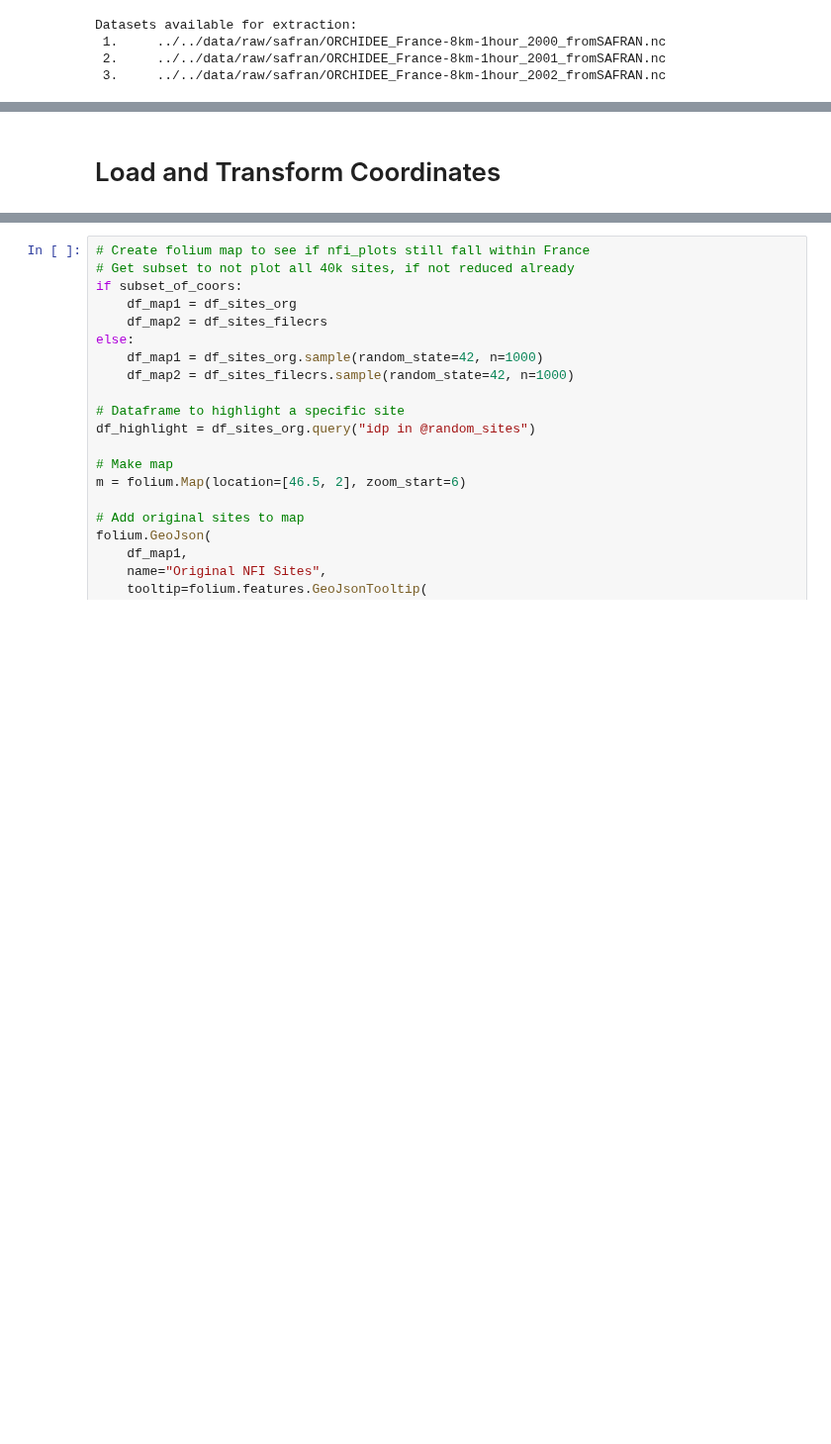
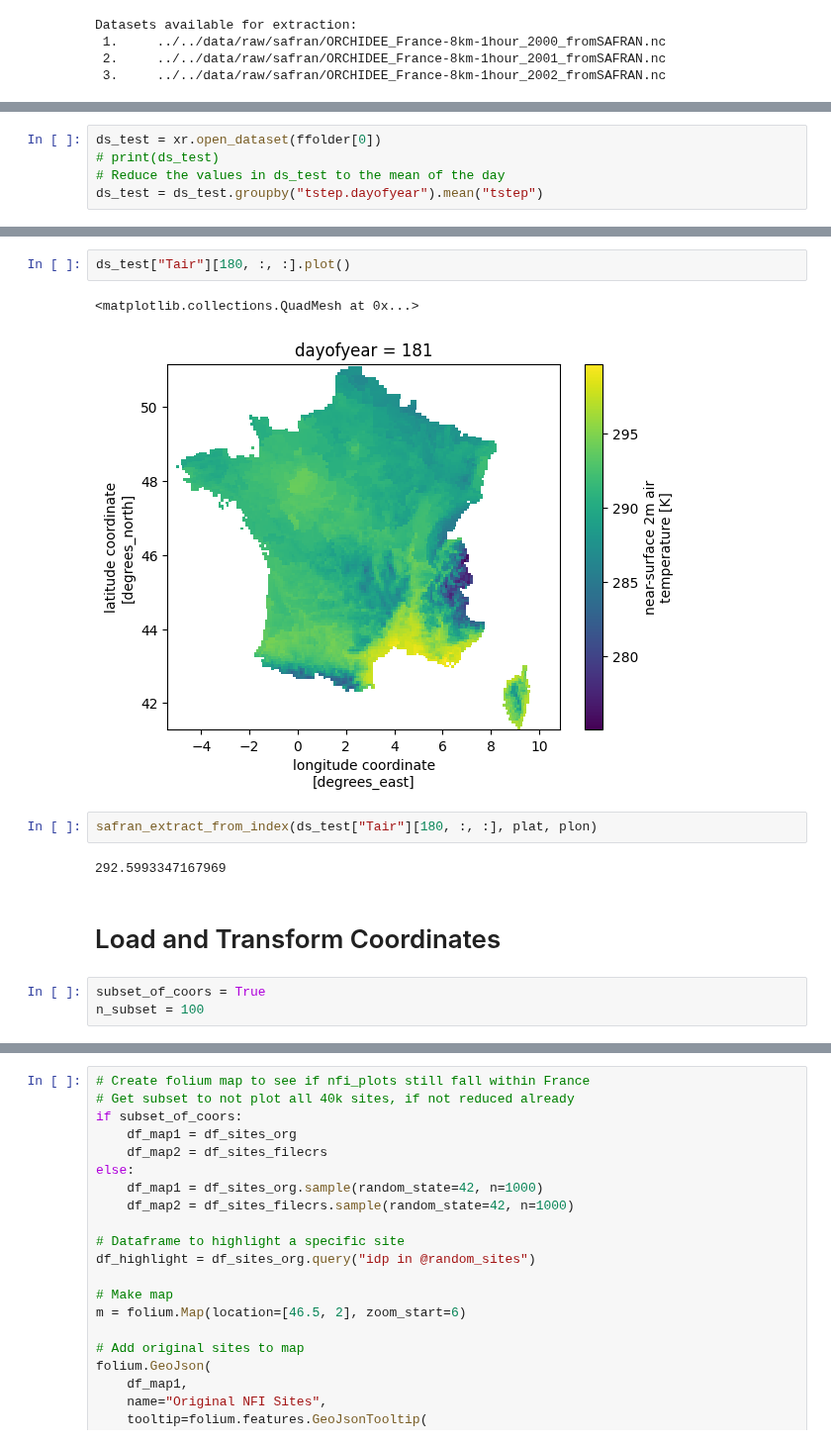
Before and after one commit to padasch/ifn_analysis, a Jupyter notebook: python/03_process_france_data/40_extract_safran_data.ipynb, the cells around one changed output, grey strips where cells are left out. Shown at 99% size. Cells and saved outputs as stored; diff of their text form; blank space fills up the shorter version.

```diff
--- a/python/03_process_france_data/40_extract_safran_data.ipynb
+++ b/python/03_process_france_data/40_extract_safran_data.ipynb
@@ -693,0 +92,5 @@ masked_array(
+# %%
+ds_test = xr.open_dataset(ffolder[0])
+# print(ds_test)
+# Reduce the values in ds_test to the mean of the day
+ds_test = ds_test.groupby("tstep.dayofyear").mean("tstep")
@@ -694,2 +119,14 @@ masked_array(
+# %%
+ds_test["Tair"][180, :, :].plot()
+# %% [output]
+<matplotlib.collections.QuadMesh at 0x...>
+[figure, added]
+# %%
+safran_extract_from_index(ds_test["Tair"][180, :, :], plat, plon)
+# %% [output]
+292.5993347167969
 # %% [markdown]
 # Load and Transform Coordinates
+# %%
+subset_of_coors = True
+n_subset = 100
```
Also changed, not shown: parts of 39 cells of this notebook.
